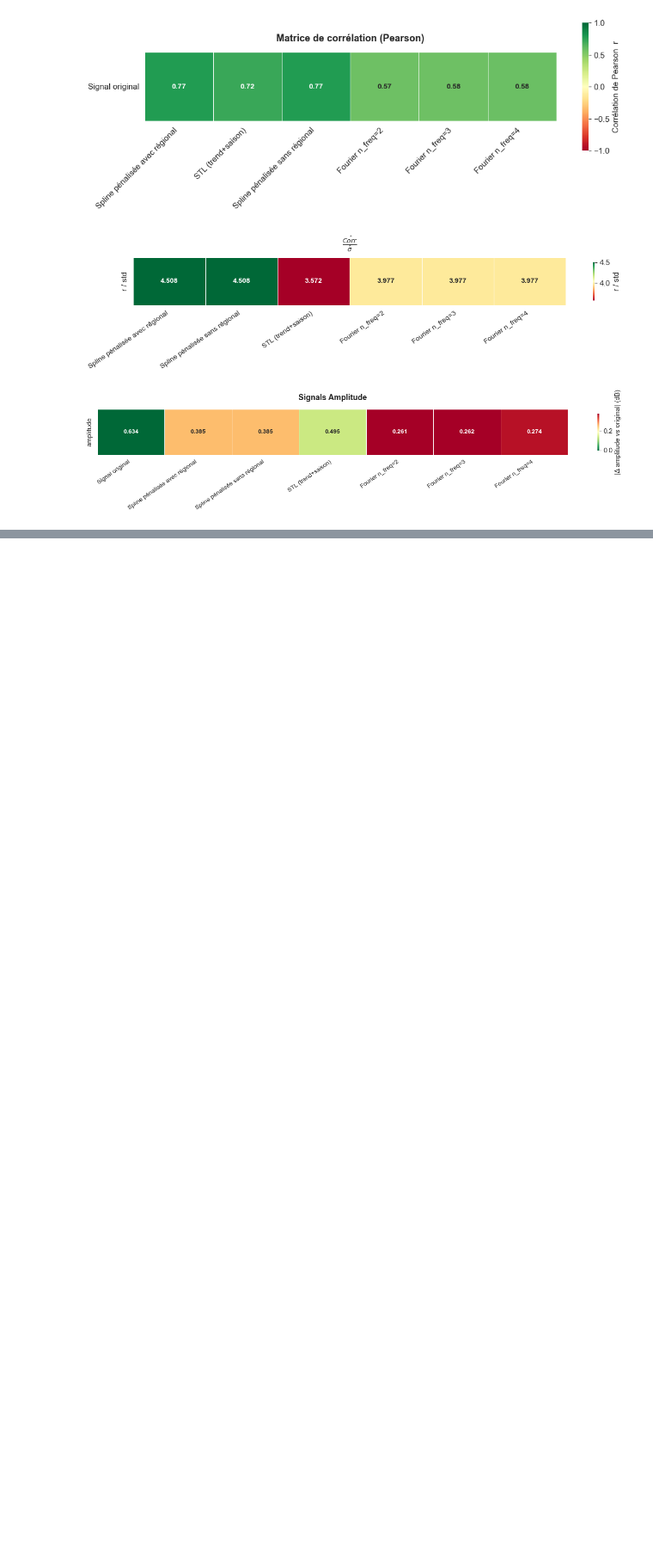
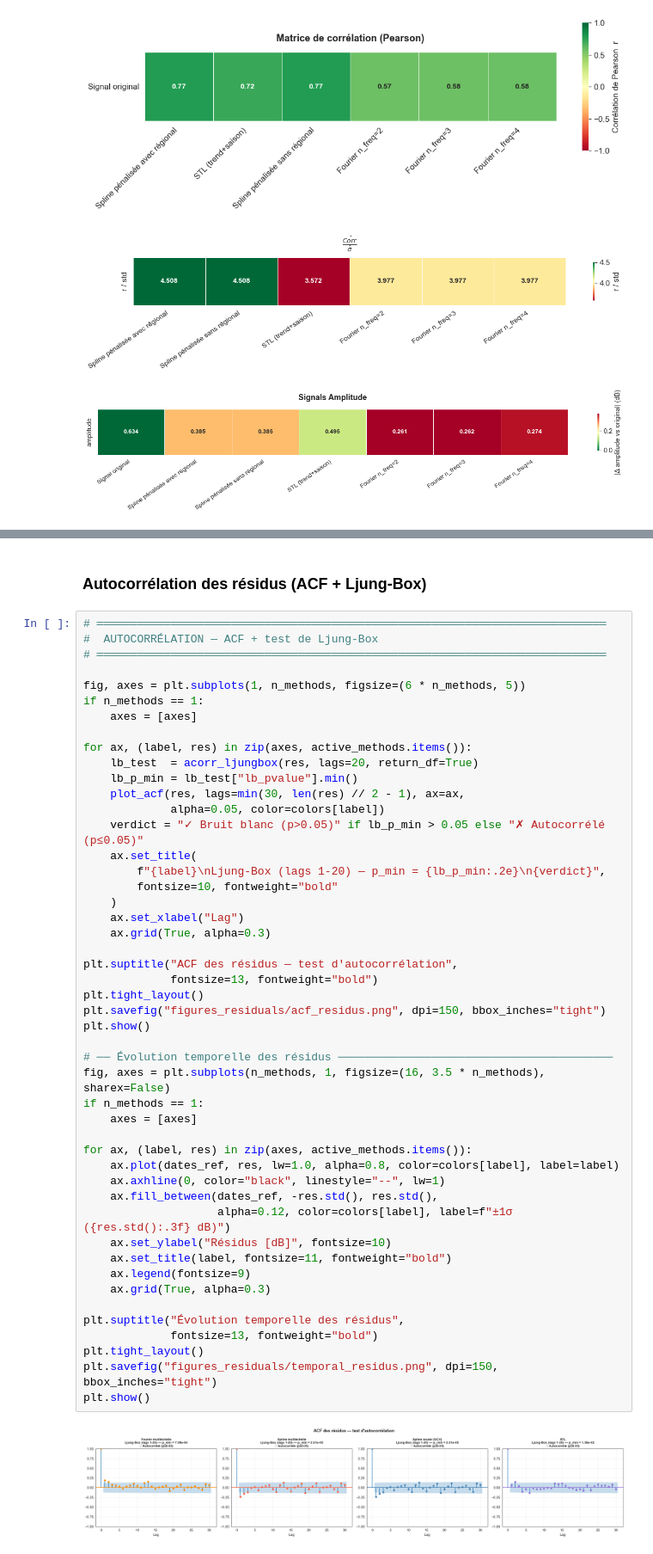
Before and after one commit to clairesn23/readingseminar, a Jupyter notebook: metafile.ipynb, the cells around one changed output, grey strips where cells are left out. Shown at 86% size. Drawn from its saved outputs; the diff is of its cells as text; blank space fills up the shorter version.

```diff
--- a/metafile.ipynb
+++ b/metafile.ipynb
@@ -1114,0 +1264,52 @@ plot_amplitudes_heatmap(amp_results)
+# %% [markdown]
+### Autocorrélation des résidus (ACF + Ljung-Box)
+# %%
+# ════════════════════════════════════════════════════════════════════════════
+#  AUTOCORRÉLATION — ACF + test de Ljung-Box
+# ════════════════════════════════════════════════════════════════════════════
+
+fig, axes = plt.subplots(1, n_methods, figsize=(6 * n_methods, 5))
+if n_methods == 1:
+    axes = [axes]
+
+for ax, (label, res) in zip(axes, active_methods.items()):
+    lb_test  = acorr_ljungbox(res, lags=20, return_df=True)
+    lb_p_min = lb_test["lb_pvalue"].min()
+    plot_acf(res, lags=min(30, len(res) // 2 - 1), ax=ax,
+             alpha=0.05, color=colors[label])
+    verdict = "✓ Bruit blanc (p>0.05)" if lb_p_min > 0.05 else "✗ Autocorrélé (p≤0.05)"
+    ax.set_title(
+        f"{label}\nLjung-Box (lags 1-20) — p_min = {lb_p_min:.2e}\n{verdict}",
+        fontsize=10, fontweight="bold"
+    )
+    ax.set_xlabel("Lag")
+    ax.grid(True, alpha=0.3)
+
+plt.suptitle("ACF des résidus — test d'autocorrélation",
+             fontsize=13, fontweight="bold")
+plt.tight_layout()
+plt.savefig("figures_residuals/acf_residus.png", dpi=150, bbox_inches="tight")
+plt.show()
+
+# ── Évolution temporelle des résidus ─────────────────────────────────────────
+fig, axes = plt.subplots(n_methods, 1, figsize=(16, 3.5 * n_methods), sharex=False)
+if n_methods == 1:
+    axes = [axes]
+
+for ax, (label, res) in zip(axes, active_methods.items()):
+    ax.plot(dates_ref, res, lw=1.0, alpha=0.8, color=colors[label], label=label)
+    ax.axhline(0, color="black", linestyle="--", lw=1)
+    ax.fill_between(dates_ref, -res.std(), res.std(),
+                    alpha=0.12, color=colors[label], label=f"±1σ ({res.std():.3f} dB)")
+    ax.set_ylabel("Résidus [dB]", fontsize=10)
+    ax.set_title(label, fontsize=11, fontweight="bold")
+    ax.legend(fontsize=9)
+    ax.grid(True, alpha=0.3)
+
+plt.suptitle("Évolution temporelle des résidus",
+             fontsize=13, fontweight="bold")
+plt.tight_layout()
+plt.savefig("figures_residuals/temporal_residus.png", dpi=150, bbox_inches="tight")
+plt.show()
+# %% [output]
+[figure, added]
```
Also changed, not shown: parts of 9 cells of this notebook, 1 other file.
